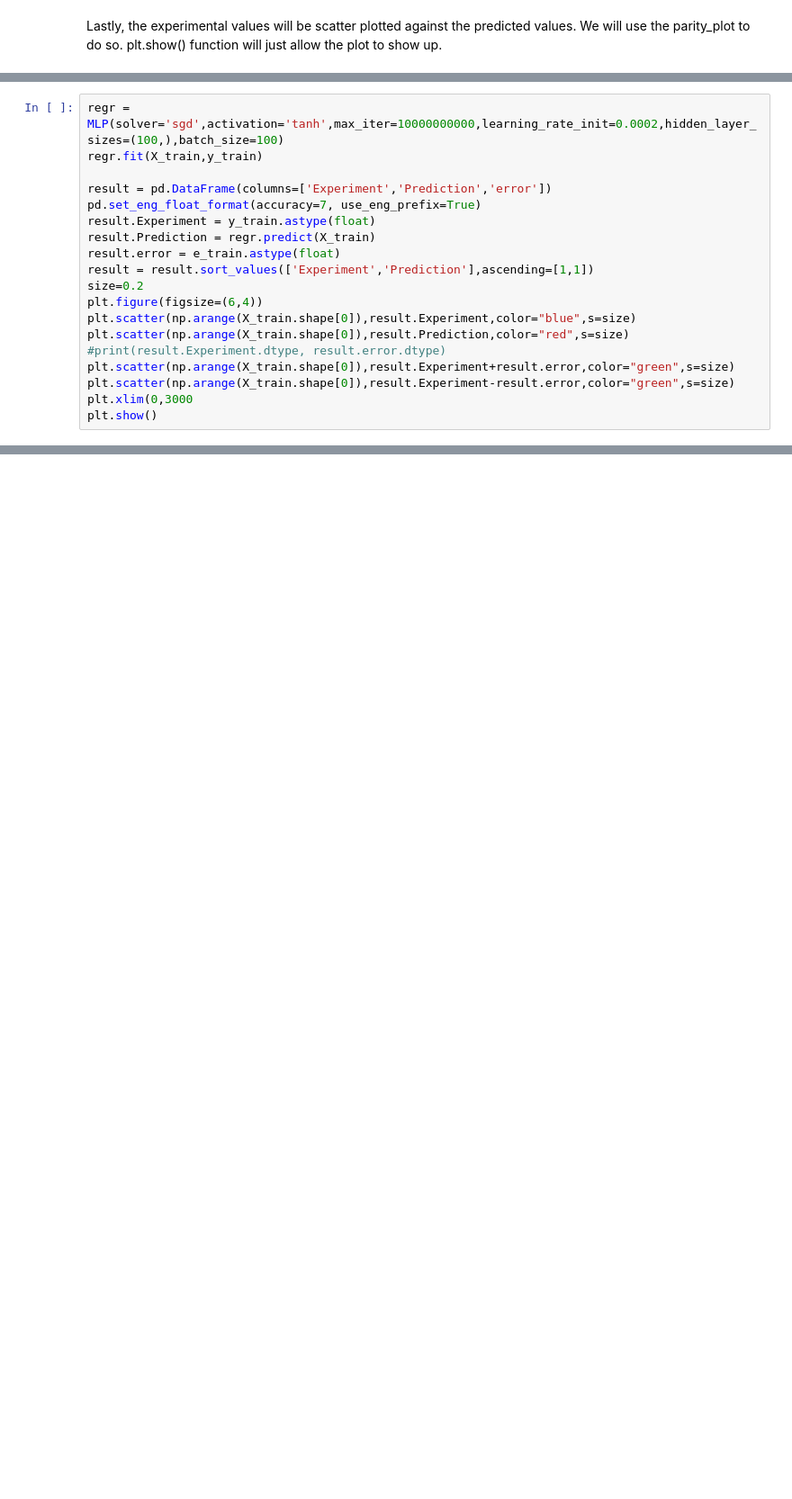
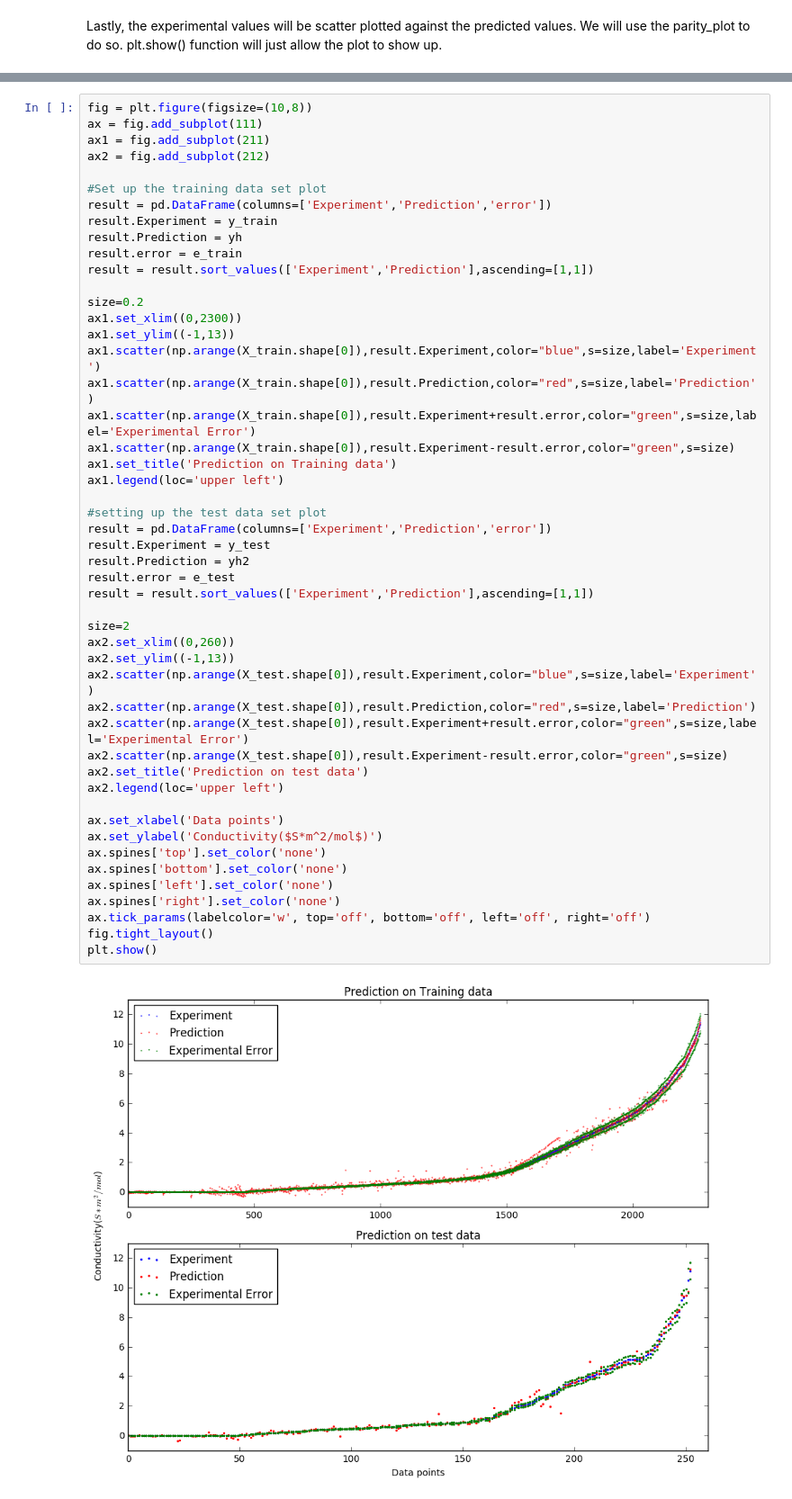
Before and after one commit to joekasp/ionic_liquids, a Jupyter notebook: ionic_liquids/examples/Example_Workflow.ipynb, the cells around one changed output, grey strips where cells are left out. Shown at 90% size. Drawn from its saved outputs; the diff is of its cells as text; blank space fills up the shorter version.

```diff
--- a/ionic_liquids/examples/Example_Workflow.ipynb
+++ b/ionic_liquids/examples/Example_Workflow.ipynb
@@ -406,19 +423,0 @@ AttributeError: module 'pandas' has no attribute 'series'
-# %%
-regr = MLP(solver='sgd',activation='tanh',max_iter=10000000000,learning_rate_init=0.0002,hidden_layer_sizes=(100,),batch_size=100)
-regr.fit(X_train,y_train)
-
-result = pd.DataFrame(columns=['Experiment','Prediction','error'])
-pd.set_eng_float_format(accuracy=7, use_eng_prefix=True)
-result.Experiment = y_train.astype(float)
-result.Prediction = regr.predict(X_train)
-result.error = e_train.astype(float)
-result = result.sort_values(['Experiment','Prediction'],ascending=[1,1])
-size=0.2
-plt.figure(figsize=(6,4))
-plt.scatter(np.arange(X_train.shape[0]),result.Experiment,color="blue",s=size)
-plt.scatter(np.arange(X_train.shape[0]),result.Prediction,color="red",s=size)
-#print(result.Experiment.dtype, result.error.dtype)
-plt.scatter(np.arange(X_train.shape[0]),result.Experiment+result.error,color="green",s=size)
-plt.scatter(np.arange(X_train.shape[0]),result.Experiment-result.error,color="green",s=size)
-plt.xlim(0,3000
-plt.show()
@@ -425 +426,52 @@ plt.show()
+# %%
+fig = plt.figure(figsize=(10,8))
+ax = fig.add_subplot(111)
+ax1 = fig.add_subplot(211)
+ax2 = fig.add_subplot(212)
+
+#Set up the training data set plot
+result = pd.DataFrame(columns=['Experiment','Prediction','error'])
+result.Experiment = y_train
+result.Prediction = yh
+result.error = e_train
+result = result.sort_values(['Experiment','Prediction'],ascending=[1,1])
+
+size=0.2
+ax1.set_xlim((0,2300))
+ax1.set_ylim((-1,13))
+ax1.scatter(np.arange(X_train.shape[0]),result.Experiment,color="blue",s=size,label='Experiment')
+ax1.scatter(np.arange(X_train.shape[0]),result.Prediction,color="red",s=size,label='Prediction')
+ax1.scatter(np.arange(X_train.shape[0]),result.Experiment+result.error,color="green",s=size,label='Experimental Error')
+ax1.scatter(np.arange(X_train.shape[0]),result.Experiment-result.error,color="green",s=size)
+ax1.set_title('Prediction on Training data')
+ax1.legend(loc='upper left')
+
+#setting up the test data set plot
+result = pd.DataFrame(columns=['Experiment','Prediction','error'])
+result.Experiment = y_test
+result.Prediction = yh2
+result.error = e_test
+result = result.sort_values(['Experiment','Prediction'],ascending=[1,1])
+
+size=2
+ax2.set_xlim((0,260))
+ax2.set_ylim((-1,13))
+ax2.scatter(np.arange(X_test.shape[0]),result.Experiment,color="blue",s=size,label='Experiment')
+ax2.scatter(np.arange(X_test.shape[0]),result.Prediction,color="red",s=size,label='Prediction')
+ax2.scatter(np.arange(X_test.shape[0]),result.Experiment+result.error,color="green",s=size,label='Experimental Error')
+ax2.scatter(np.arange(X_test.shape[0]),result.Experiment-result.error,color="green",s=size)
+ax2.set_title('Prediction on test data')
+ax2.legend(loc='upper left')
+
+ax.set_xlabel('Data points')
+ax.set_ylabel('Conductivity($S*m^2/mol$)')
+ax.spines['top'].set_color('none')
+ax.spines['bottom'].set_color('none')
+ax.spines['left'].set_color('none')
+ax.spines['right'].set_color('none')
+ax.tick_params(labelcolor='w', top='off', bottom='off', left='off', right='off')
+fig.tight_layout()
+plt.show()
+# %% [output]
+[figure, added]
 # %% [markdown]
```
Also changed, not shown: parts of 16 cells of this notebook, 12 other files.
